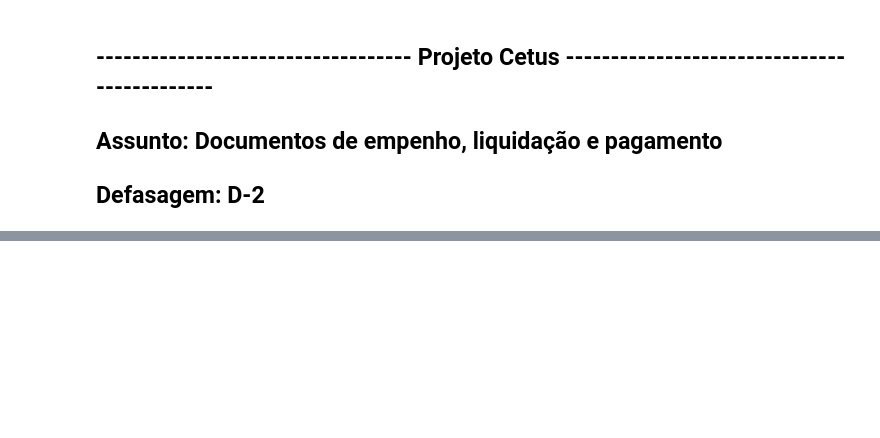
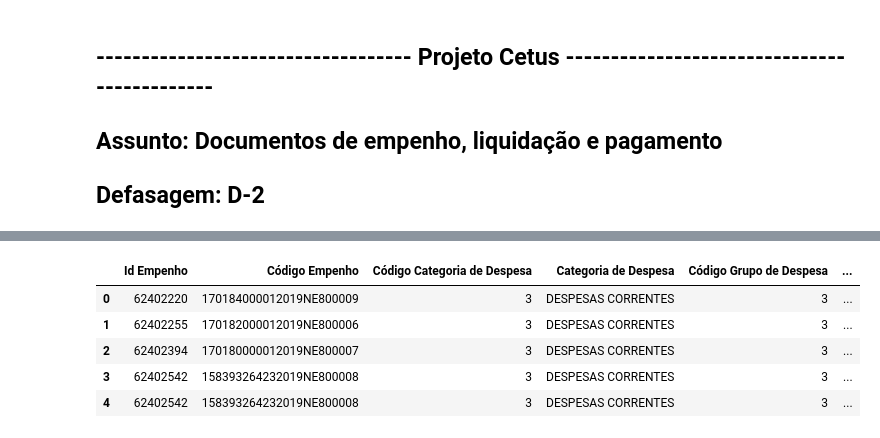
Before and after one commit to brunojardim/Cetus, a Jupyter notebook: Codigos/JupyterNotebooks/DP_Dev_Jupyter_DocEmpLiqPag.ipynb, the cells around one changed output, grey strips where cells are left out. Cells and saved outputs as stored; diff of their text form; code cells hidden in the pictures; blank space fills up the shorter version.

```diff
--- a/Codigos/JupyterNotebooks/DP_Dev_Jupyter_DocEmpLiqPag.ipynb
+++ b/Codigos/JupyterNotebooks/DP_Dev_Jupyter_DocEmpLiqPag.ipynb
@@ -261,4 +295,4 @@ urllib.request.urlretrieve('http://www.portaltransparencia.gov.br/download-de-da
 
     return df_empenho, df_iempenho, df_liquidacao, df_liquidacaoemp, df_pagamento, df_pagamentoemp, df_pagamentolistas, df_pagamentofav, df_pagamentobancos, df_pagamentoprecatorios
 # %%
-a,b,c,d,e,f,g,h,i,j = CetusContratacoesGov(20130331)
+a,b,c,d,e,f,g,h,i,j = CetusContratacoesGov(20150717)
@@ -265,2 +312,9 @@ a,b,c,d,e,f,g,h,i,j = CetusContratacoesGov(20130331)
 # %%
-a.head()
+b.head()
+# %% [output]
+|  | Id Empenho | Código Empenho | Código Categoria de Despesa | Categoria de Despesa | Código Grupo de Despesa | ... |
+| 0 | 62402220 | 170184000012019NE800009 | 3 | DESPESAS CORRENTES | 3 | ... |
+| 1 | 62402255 | 170182000012019NE800006 | 3 | DESPESAS CORRENTES | 3 | ... |
+| 2 | 62402394 | 170180000012019NE800007 | 3 | DESPESAS CORRENTES | 3 | ... |
+| 3 | 62402542 | 158393264232019NE800008 | 3 | DESPESAS CORRENTES | 3 | ... |
+| 4 | 62402542 | 158393264232019NE800008 | 3 | DESPESAS CORRENTES | 3 | ... |
```
Also changed, not shown: parts of 16 cells of this notebook.
